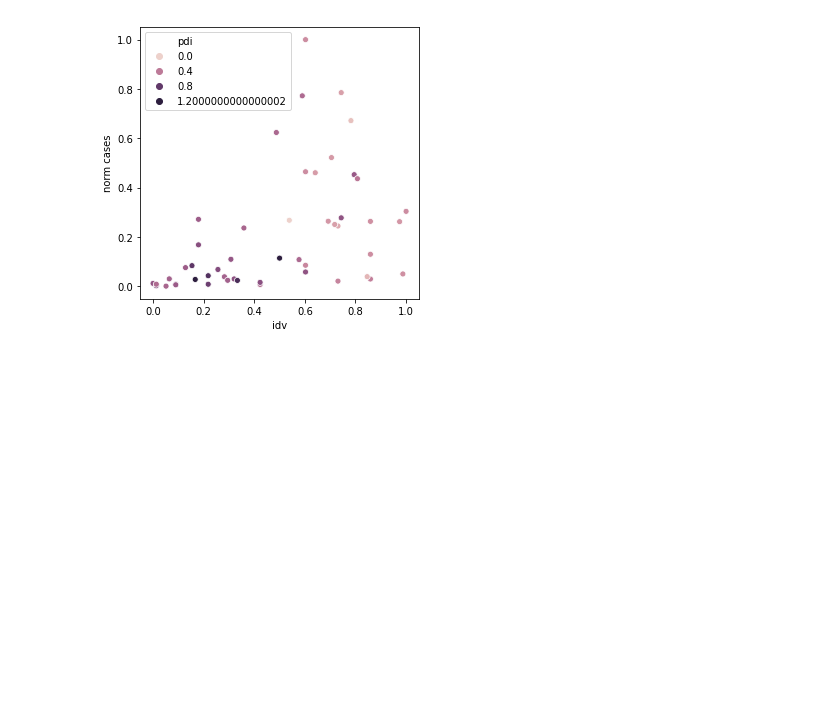
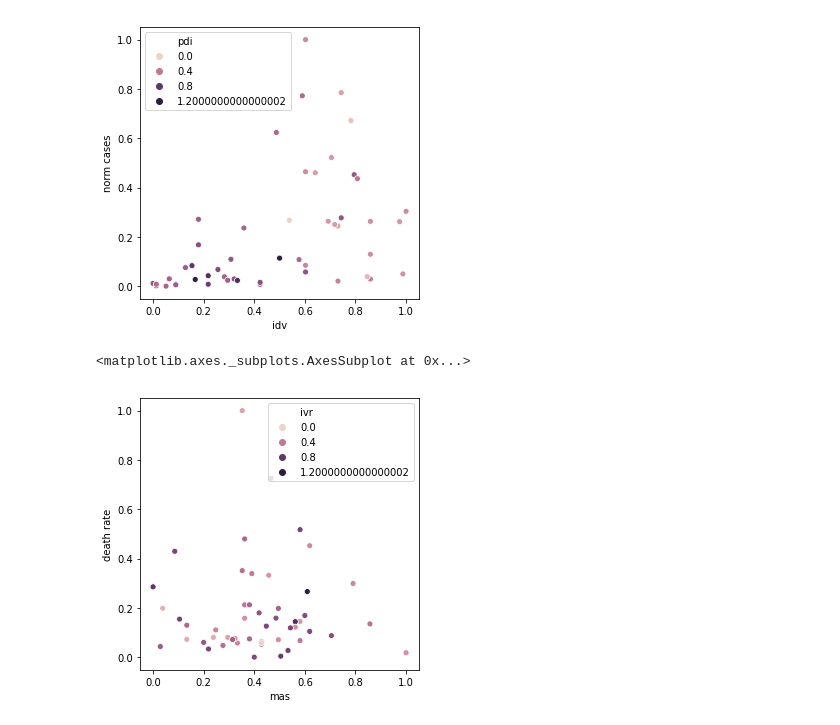
Before and after one commit to rorycochrane/COVID19HofstedeCulturalDimensions, a Jupyter notebook: 3_Data_Analysis.ipynb, the cells around one changed output. Cells and saved outputs as stored; diff of their text form; code cells hidden in the pictures; blank space fills up the shorter version.

Commit message:
add some graphs

```diff
--- a/3_Data_Analysis.ipynb
+++ b/3_Data_Analysis.ipynb
@@ -60,3 +60,9 @@ sns.scatterplot(data = all_data, hue = 'pdi', x = 'idv', y = 'norm cases')
 # %% [output]
 <matplotlib.axes._subplots.AxesSubplot at 0x...>
 [figure]
+# %%
+plt.figure(figsize=(5,5))
+sns.scatterplot(data = all_data, hue = 'ivr', x = 'mas', y = 'death rate')
+# %% [output]
+<matplotlib.axes._subplots.AxesSubplot at 0x...>
+[figure, added]
```
